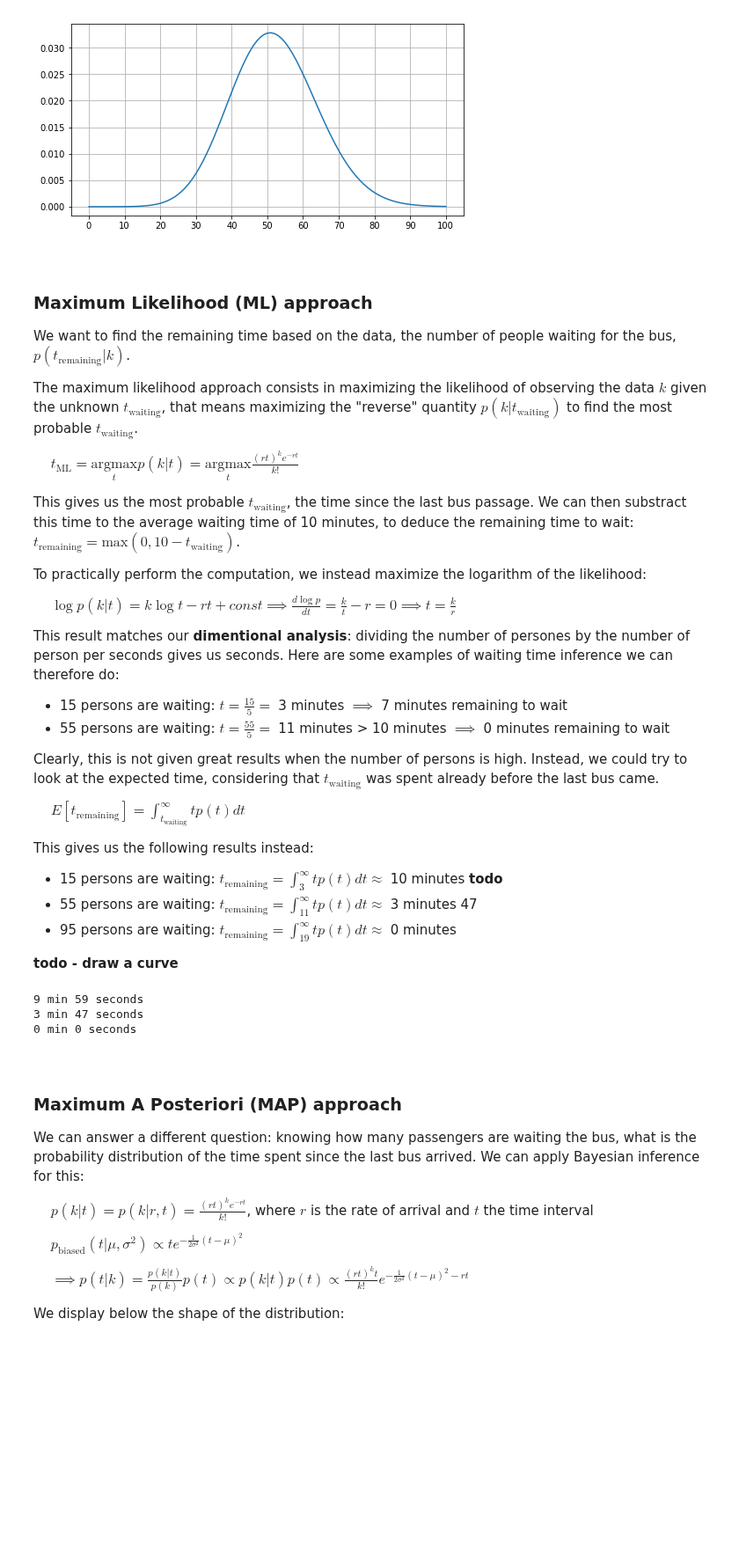
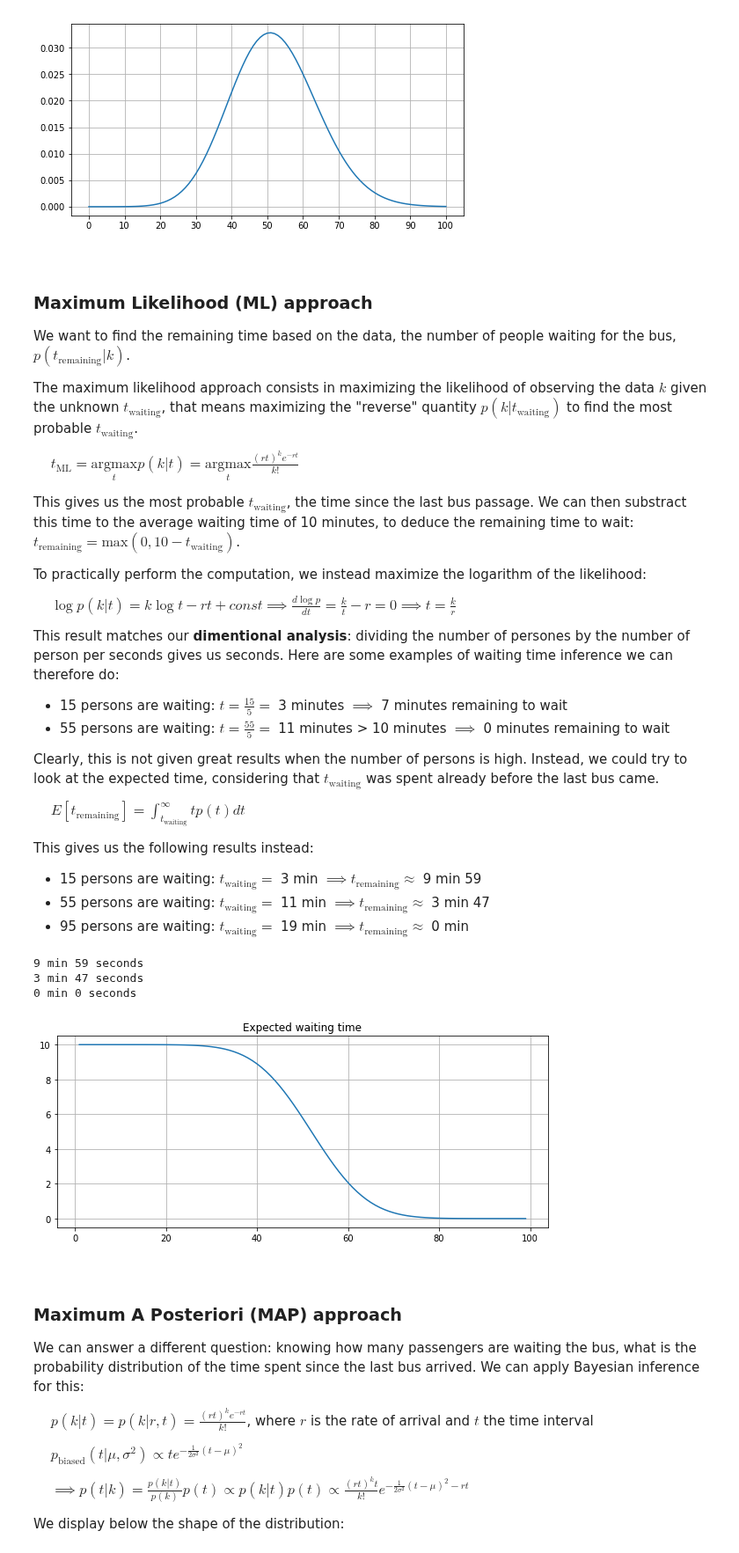
Before and after one commit to QuentinDuval/PythonExperiments, a Jupyter notebook: ml/0_basic_inference.ipynb, the cells around one changed output. Shown at 88% size. Saved outputs shown, nothing was run; the diff lists cells and outputs as text; code cells hidden in the pictures; blank space fills up the shorter version.

```diff
--- a/ml/0_basic_inference.ipynb
+++ b/ml/0_basic_inference.ipynb
@@ -1002,28 +1002,37 @@ Clearly, this is not given great results when the number of persons is high. Ins
 
 This gives us the following results instead:
 
-* 15 persons are waiting: $t_\text{remaining} = \int_{3}^\infty t p(t) dt \approx$ 10 minutes **todo**
-* 55 persons are waiting: $t_\text{remaining} = \int_{11}^\infty t p(t) dt \approx$ 3 minutes 47
-* 95 persons are waiting: $t_\text{remaining} = \int_{19}^\infty t p(t) dt \approx$ 0 minutes
-
-**todo - draw a curve**
+* 15 persons are waiting: $t_\text{waiting} = $ 3 min $\implies t_\text{remaining} \approx$ 9 min 59
+* 55 persons are waiting: $t_\text{waiting} = $ 11 min $\implies t_\text{remaining} \approx$ 3 min 47
+* 95 persons are waiting: $t_\text{waiting} = $ 19 min $\implies t_\text{remaining} \approx$ 0 min
 # %%
 def expected_t_from(start_time: float):
     return integrate.quad(lambda t: t * p_t(t), start_time, start_time + 100.)[0]
+
+def ml_solution(k: int):
+    t_waiting = k / rate
+    return expected_t_from(t_waiting)
 
 def print_time(t: float):
     m = math.floor(t)
     s = math.floor((t - m)*60)
     print("{0} min {1} seconds".format(int(m), int(s)))
 
+print_time(ml_solution(15))
+print_time(ml_solution(55))
+print_time(ml_solution(95))
 
-print_time(expected_t_from(3))
-print_time(expected_t_from(11))
-print_time(expected_t_from(19))
+ks = np.arange(1, 100, 1)
+plt.figure(figsize=(10,4))
+plt.plot(ks, [ml_solution(k) for k in ks])
+plt.grid(True)
+plt.title("Expected waiting time")
+plt.show()
 # %% [output]
 9 min 59 seconds
 3 min 47 seconds
 0 min 0 seconds
+[figure, added]
 # %% [markdown]
 <br>
 
```
Also changed, not shown: parts of 2 cells of this notebook.
